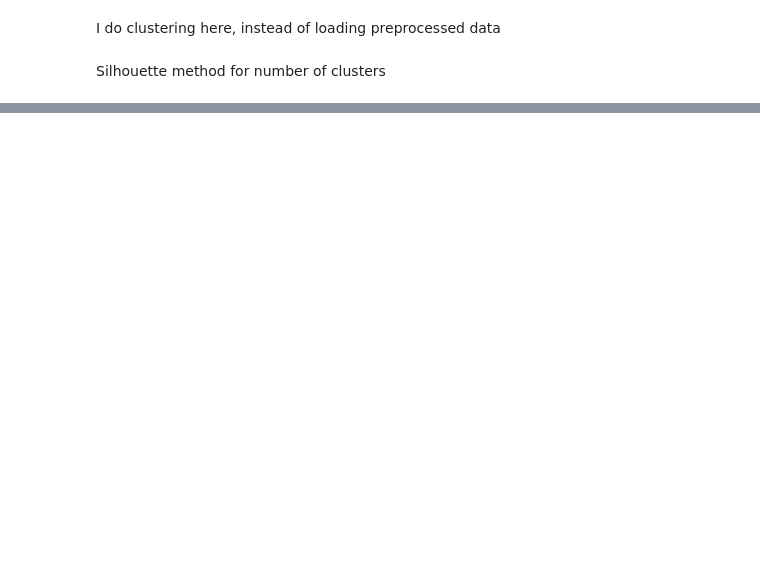
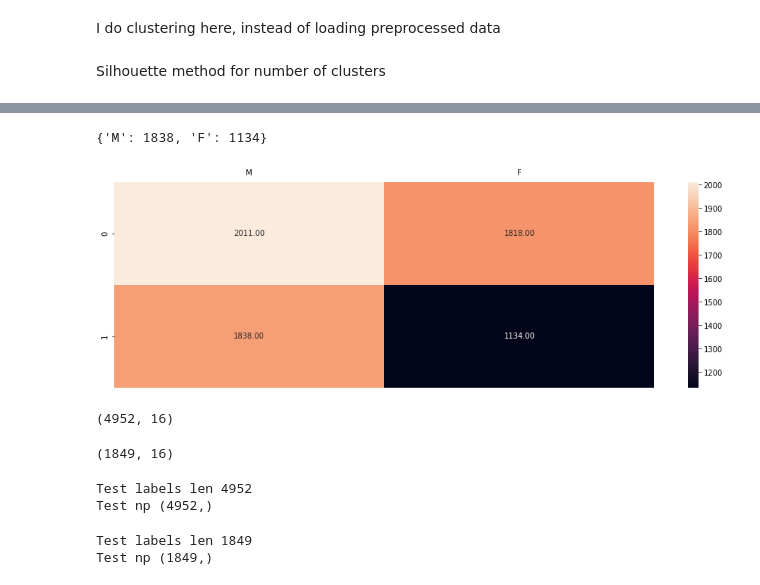
Before and after one commit to wedrid/Neural3DMM, a Jupyter notebook: explore_clusters/clusters_exploration_new_dataset.ipynb, the cells around one changed output, grey strips where cells are left out. Cells and saved outputs as stored; diff of their text form; code cells hidden in the pictures; blank space fills up the shorter version.

```diff
--- a/explore_clusters/clusters_exploration_new_dataset.ipynb
+++ b/explore_clusters/clusters_exploration_new_dataset.ipynb
@@ -149,0 +167,68 @@ ONE
+# %%
+clusters_lists = [set() for i in range(0, max(cluster.labels_)+1)]
+#I want to make sets of clusters labels, individuals ids and more if necessary (e.g. expressions?)
+for i in range(len(cluster.labels_)):
+    if cluster.labels_[i] != -1:
+        clusters_lists[cluster.labels_[i]].add(i)
+# %%
+import copy
+clusters_information = []
+for cluster in clusters_lists:
+    one_cluster_inf = {'M': 0, 'F':0}
+    for item in cluster:
+        if all_df.iloc[[item]]['gender'].values[0] == 'M':
+            one_cluster_inf['M']+=1
+        else:
+            one_cluster_inf['F']+=1
+    clusters_information.append(copy.copy(one_cluster_inf))
+# %%
+clusters_information[1]
+# %% [output]
+{'M': 1838, 'F': 1134}
+# %%
+import seaborn as sns
+
+df = pd.DataFrame.from_dict(clusters_information)
+plt.figure(figsize = (16,5))
+
+plt.tick_params(axis='both', which='major', labelsize=10, labelbottom = False, bottom=False, top = False, labeltop=True)
+ax = sns.heatmap(df, annot=True, fmt='.2f')
+# %% [output]
+[figure, added]
+# %%
+train_latents.shape
+# %% [output]
+(4952, 16)
+# %%
+test_latents.shape
+# %% [output]
+(1849, 16)
+# %%
+train_labels = list()
+for i in range(len(train_df)):
+    if train_df.iloc[[i]]['gender'].values[0] == 'M':
+        train_labels.append(1)
+    else:
+        train_labels.append(-1)
+
+train_labels_np = np.array(train_labels)
+
+print(f"Test labels len {len(train_labels)}")
+print(f"Test np {train_labels_np.shape}")
+# %% [output]
+Test labels len 4952
+Test np (4952,)
+# %%
+test_labels = list()
+for i in range(len(test_df)):
+    if test_df.iloc[[i]]['gender'].values[0] == 'M':
+        test_labels.append(1)
+    else:
+        test_labels.append(-1)
+
+test_labels_np = np.array(test_labels)
+print(f"Test labels len {len(test_labels)}")
+print(f"Test np {test_labels_np.shape}")
+# %% [output]
+Test labels len 1849
+Test np (1849,)
```
Also changed, not shown: parts of 28 cells of this notebook, 1 other file.
